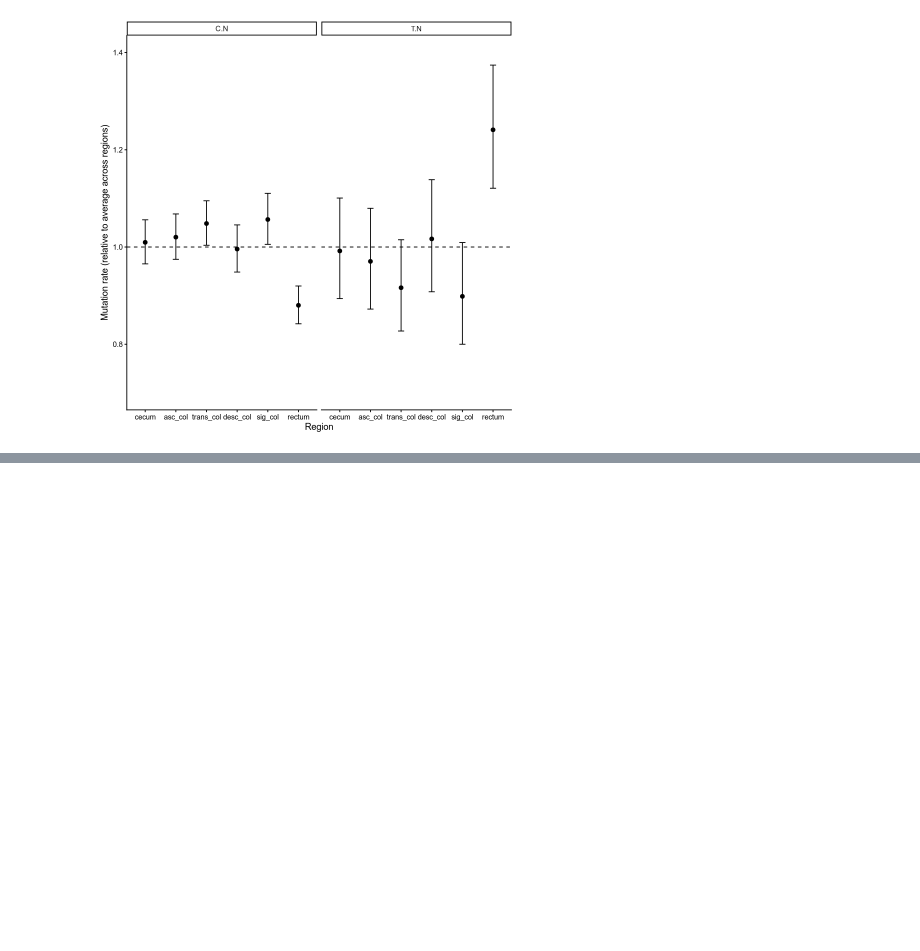
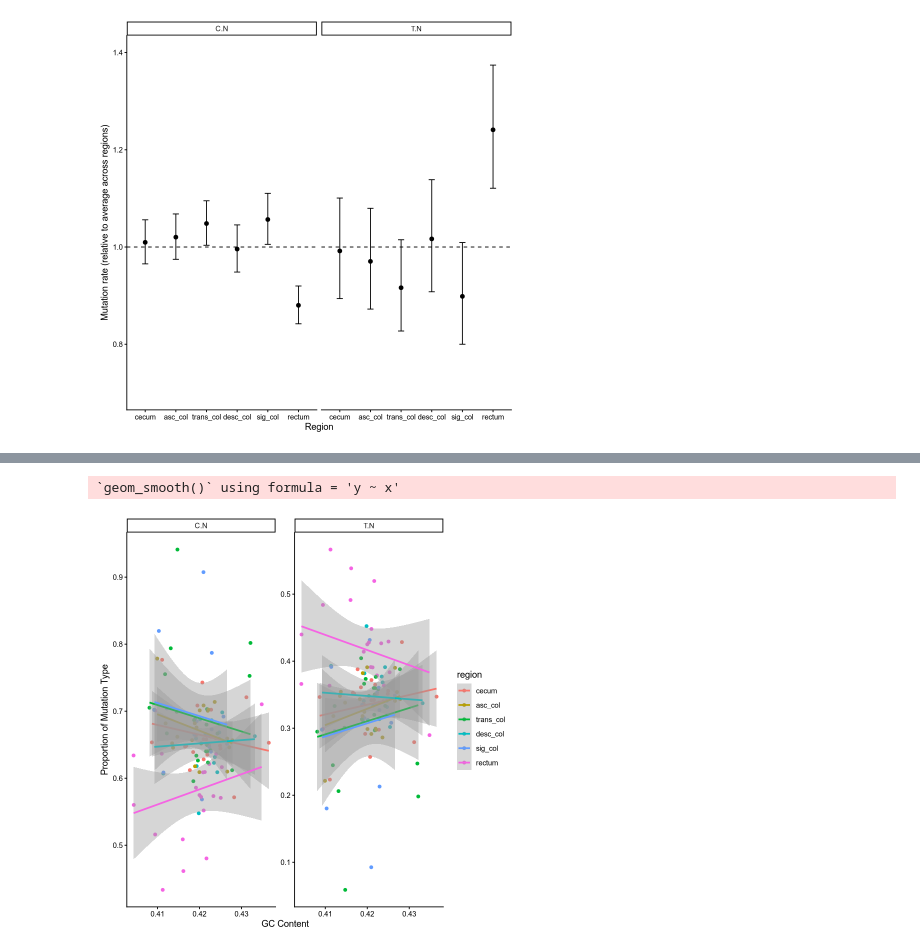
Before and after one commit to laurelhiatt/SEMIColon, a Jupyter notebook: scripts/figures/Figure2.ipynb, the cells around one changed output, grey strips where cells are left out. Saved outputs shown, nothing was run; the diff lists cells and outputs as text; code cells hidden in the pictures; blank space fills up the shorter version.

```diff
--- a/scripts/figures/Figure2.ipynb
+++ b/scripts/figures/Figure2.ipynb
@@ -1403,3 +1347,31 @@ Adding another scale for x, which will replace the existing scale.
 `height` was translated to `width`.
 `height` was translated to `width`.
 [figure]
+# %%
+library(jsonlite)
+
+# directory containing reports
+report_dir <- "/uufs/chpc.utah.edu/common/HIPAA/u1264408/u1264408/Git/SEMIColon/data/output/CellCut/reports"
+
+# list all fastp report files
+files <- list.files(report_dir, pattern = "-fastp-report\\.json$", full.names = TRUE)
+
+# function to extract sample name and gc_content
+extract_gc <- function(file) {
+  j <- fromJSON(file)
+
+  sample_name <- sub("-fastp-report\\.json$", "", basename(file))
+  gc <- j$summary$after_filtering$gc_content
+
+  data.frame(
+    crypt_sample = sample_name,
+    gc_content = gc,
+    stringsAsFactors = FALSE
+  )
+}
+
+# apply to all files and combine
+gc_df <- do.call(rbind, lapply(files, extract_gc))
+
+# view dataframe
+print(gc_df)
@@ -1405,0 +1396,5 @@ Adding another scale for x, which will replace the existing scale.
+# %%
+Hiatt_collapse_long_gc <- merge(Hiatt_collapse_long, gc_df, by = "crypt_sample")
+
+Hiatt_gc <- merge(Hiatt, gc_df, by = "crypt_sample")
+combined_df_gc <- merge(combined_df, gc_df, by = "crypt_sample")
@@ -1405,0 +1455,13 @@ Adding another scale for x, which will replace the existing scale.
+# %%
+ggplot(Hiatt_collapse_long_gc, aes(x = gc_content, y = prop, color = region)) +
+  geom_point() +
+  geom_smooth(method = "lm") +
+  facet_wrap(~ mutation_type, scales = "free_y") +
+  theme_classic() +
+  labs(
+    x = "GC Content",
+    y = "Proportion of Mutation Type"
+  )
+# %% [output]
+`geom_smooth()` using formula = 'y ~ x'
+[figure, added]
```
Also changed, not shown: parts of 21 cells of this notebook, 2 other files.
